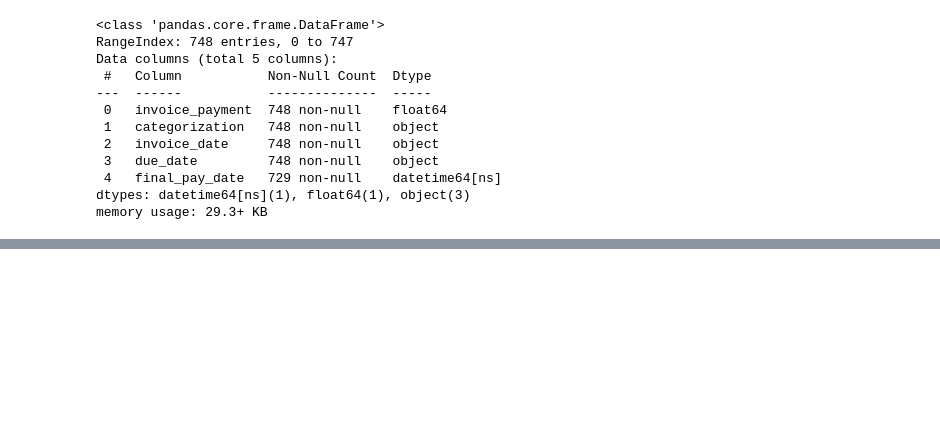
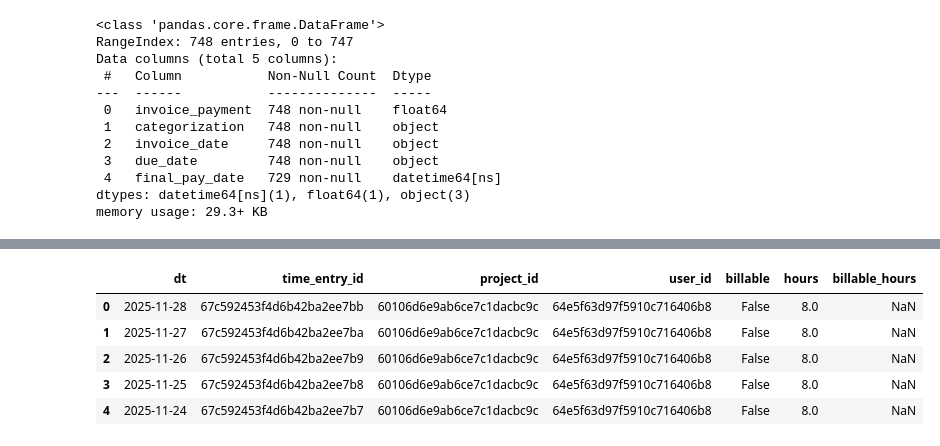
Before and after one commit to alshakarti/hyper_island_bi, a Jupyter notebook: eda.ipynb, the cells around one changed output, grey strips where cells are left out. Cells and saved outputs as stored; diff of their text form; code cells hidden in the pictures; blank space fills up the shorter version.

```diff
--- a/eda.ipynb
+++ b/eda.ipynb
@@ -1078,0 +1096,9 @@ memory usage: 29.3+ KB
+# %%
+df10.head()
+# %% [output]
+|  | dt | time_entry_id | project_id | user_id | billable | hours | billable_hours |
+| 0 | 2025-11-28 | 67c592453f4d6b42ba2ee7bb | 60106d6e9ab6ce7c1dacbc9c | 64e5f63d97f5910c716406b8 | False | 8.0 | NaN |
+| 1 | 2025-11-27 | 67c592453f4d6b42ba2ee7ba | 60106d6e9ab6ce7c1dacbc9c | 64e5f63d97f5910c716406b8 | False | 8.0 | NaN |
+| 2 | 2025-11-26 | 67c592453f4d6b42ba2ee7b9 | 60106d6e9ab6ce7c1dacbc9c | 64e5f63d97f5910c716406b8 | False | 8.0 | NaN |
+| 3 | 2025-11-25 | 67c592453f4d6b42ba2ee7b8 | 60106d6e9ab6ce7c1dacbc9c | 64e5f63d97f5910c716406b8 | False | 8.0 | NaN |
+| 4 | 2025-11-24 | 67c592453f4d6b42ba2ee7b7 | 60106d6e9ab6ce7c1dacbc9c | 64e5f63d97f5910c716406b8 | False | 8.0 | NaN |
```
Also changed, not shown: parts of 8 cells of this notebook, 3 other files.
